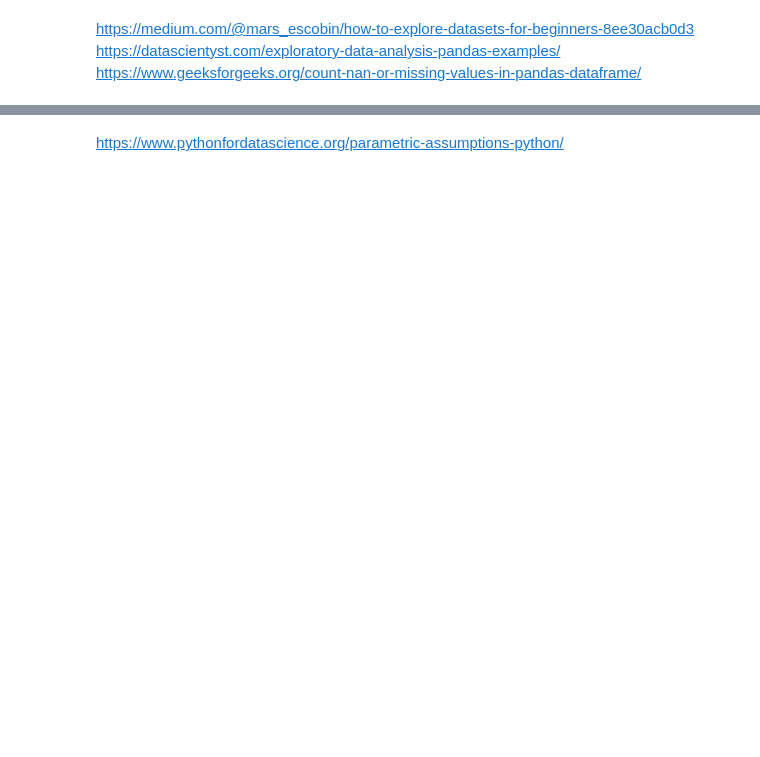
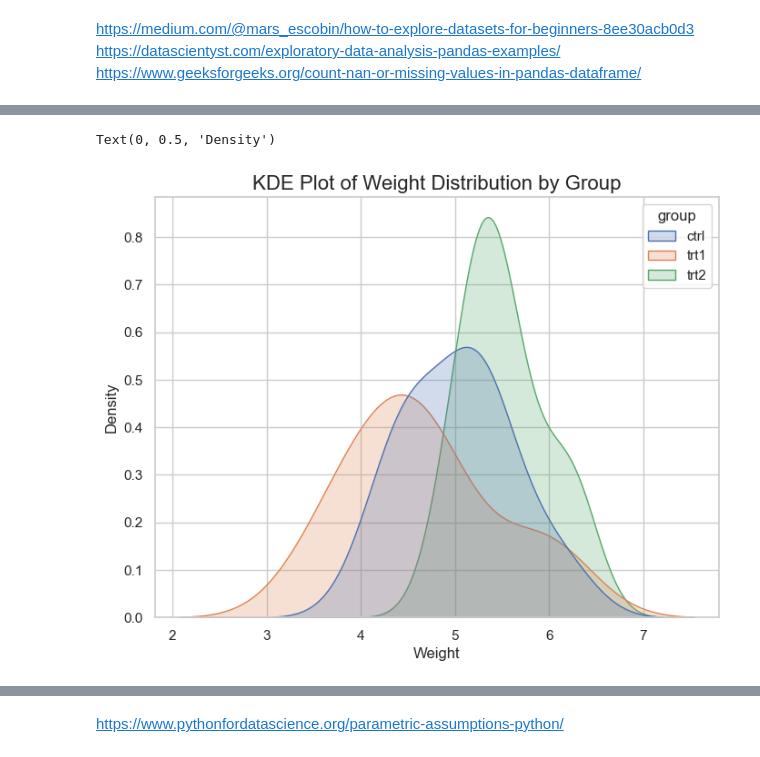
Before and after one commit to Cecilia8989/applied_statistics_assessment, a Jupyter notebook: project.ipynb, the cells around one changed output, grey strips where cells are left out. Drawn from its saved outputs; the diff is of its cells as text; code cells hidden in the pictures; blank space fills up the shorter version.

```diff
--- a/project.ipynb
+++ b/project.ipynb
@@ -231,0 +278,12 @@ trt2_d = df[df['group'] == 'trt2']['weight']
+# %%
+# Create a KDE plot for the 'weight' distribution, differentiated by 'group'
+plt.figure(figsize=(8, 6))  # Set the figure size for clarity
+sns.kdeplot(data=df_plant_growth, x="weight", hue="group", fill=True, common_norm=False)
+
+# Add title and labels
+plt.title("KDE Plot of Weight Distribution by Group", fontsize=16)
+plt.xlabel("Weight", fontsize=12)
+plt.ylabel("Density", fontsize=12)
+# %% [output]
+Text(0, 0.5, 'Density')
+[figure, added]
```
Also changed, not shown: parts of 58 cells of this notebook, 1 other file.
